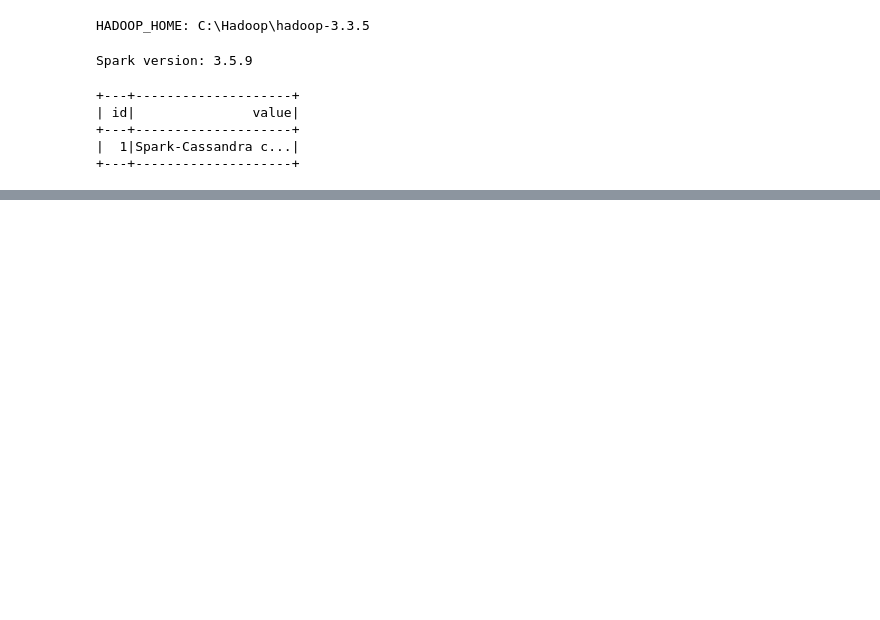
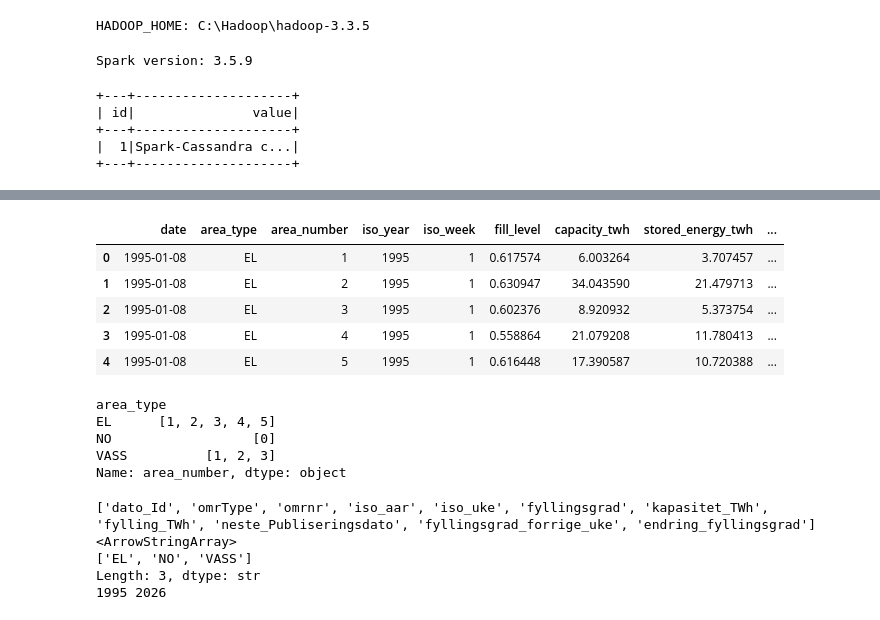
Before and after one commit to VasiliiAnderson/ind320-project, a Jupyter notebook: notebooks/compulsory_2.ipynb, the cells around one changed output, grey strips where cells are left out. Cells and saved outputs as stored; diff of their text form; code cells hidden in the pictures; blank space fills up the shorter version.

```diff
--- a/notebooks/compulsory_2.ipynb
+++ b/notebooks/compulsory_2.ipynb
@@ -60,0 +142,61 @@ test_df.show()
+# %%
+reservoir_df = reservoir_df.rename(
+    columns={
+        "dato_Id": "date",
+        "omrType": "area_type",
+        "omrnr": "area_number",
+        "iso_aar": "iso_year",
+        "iso_uke": "iso_week",
+        "fyllingsgrad": "fill_level",
+        "kapasitet_TWh": "capacity_twh",
+        "fylling_TWh": "stored_energy_twh",
+        "neste_Publiseringsdato": "next_publication_date",
+        "fyllingsgrad_forrige_uke": "previous_week_fill_level",
+        "endring_fyllingsgrad": "change_in_fill_level",
+    }
+)
+
+reservoir_df["date"] = pd.to_datetime(reservoir_df["date"])
+
+reservoir_df["next_publication_date"] = (
+    reservoir_df["next_publication_date"]
+    .replace("0001-01-01T00:00:00", pd.NA)
+)
+
+reservoir_df["next_publication_date"] = pd.to_datetime(
+    reservoir_df["next_publication_date"],
+    errors="coerce",
+)
+
+reservoir_df = (
+    reservoir_df
+    .sort_values(["date", "area_type", "area_number"])
+    .reset_index(drop=True)
+)
+
+reservoir_df.head()
+# %% [output]
+|  | date | area_type | area_number | iso_year | iso_week | fill_level | capacity_twh | stored_energy_twh | ... |
+| 0 | 1995-01-08 | EL | 1 | 1995 | 1 | 0.617574 | 6.003264 | 3.707457 | ... |
+| 1 | 1995-01-08 | EL | 2 | 1995 | 1 | 0.630947 | 34.043590 | 21.479713 | ... |
+| 2 | 1995-01-08 | EL | 3 | 1995 | 1 | 0.602376 | 8.920932 | 5.373754 | ... |
+| 3 | 1995-01-08 | EL | 4 | 1995 | 1 | 0.558864 | 21.079208 | 11.780413 | ... |
+| 4 | 1995-01-08 | EL | 5 | 1995 | 1 | 0.616448 | 17.390587 | 10.720388 | ... |
+# %%
+reservoir_df.groupby("area_type")["area_number"].unique()
+# %% [output]
+area_type
+EL      [1, 2, 3, 4, 5]
+NO                  [0]
+VASS          [1, 2, 3]
+Name: area_number, dtype: object
+# %%
+print(reservoir_df.columns.tolist())
+print(reservoir_df["omrType"].unique())
+print(reservoir_df["iso_aar"].min(), reservoir_df["iso_aar"].max())
+# %% [output]
+['dato_Id', 'omrType', 'omrnr', 'iso_aar', 'iso_uke', 'fyllingsgrad', 'kapasitet_TWh', 'fylling_TWh', 'neste_Publiseringsdato', 'fyllingsgrad_forrige_uke', 'endring_fyllingsgrad']
+<ArrowStringArray>
+['EL', 'NO', 'VASS']
+Length: 3, dtype: str
+1995 2026
```
Also changed, not shown: parts of 8 cells of this notebook, 3 other files.
